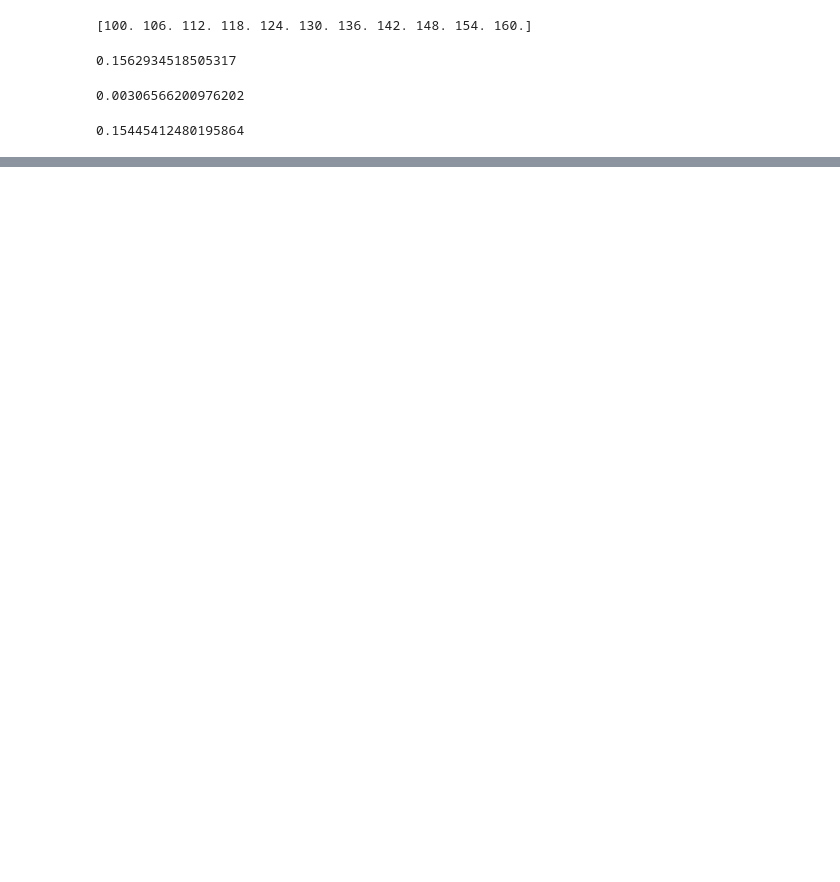
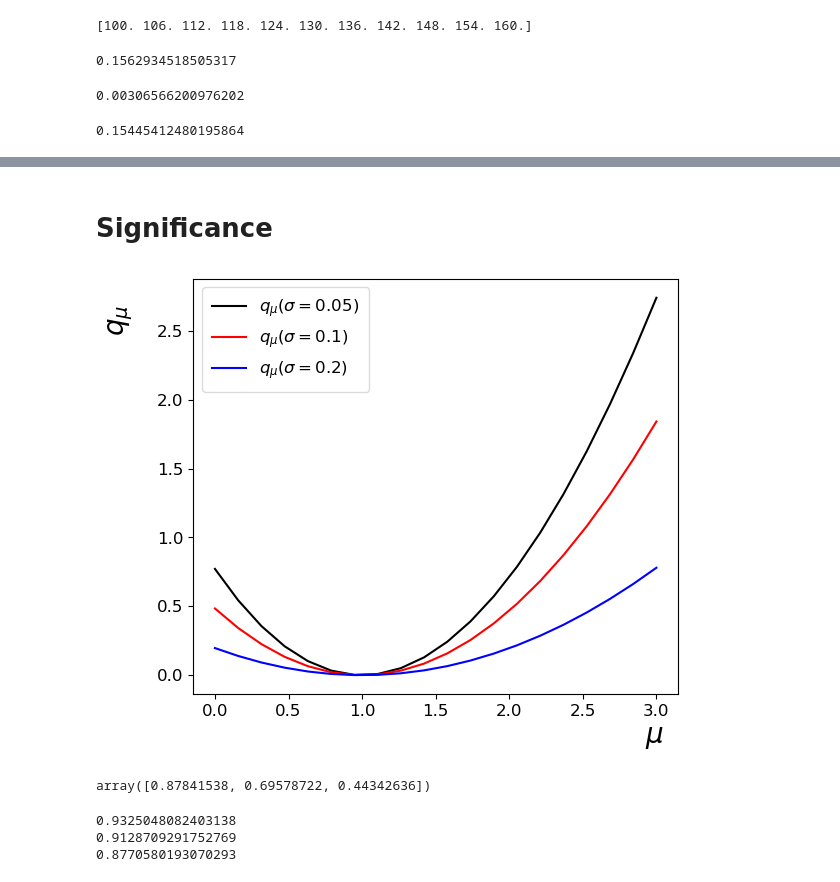
Before and after one commit to asegura4488/StatsHEP, a Jupyter notebook: Systematic/ProfileLikelihood/ProfileLikelihoodRatio.ipynb, the cells around one changed output, grey strips where cells are left out. Drawn from its saved outputs; the diff is of its cells as text; code cells hidden in the pictures; blank space fills up the shorter version.

Commit message:
Significance

```diff
--- a/Systematic/ProfileLikelihood/ProfileLikelihoodRatio.ipynb
+++ b/Systematic/ProfileLikelihood/ProfileLikelihoodRatio.ipynb
@@ -302,0 +303,2 @@ plt.savefig('qm_plot_systematic.pdf')
+# %% [markdown]
+# Significance
@@ -302,0 +321,56 @@ plt.savefig('qm_plot_systematic.pdf')
+# %%
+mu = np.linspace(0.,3.,20)
+qm1 = np.zeros_like(mu)
+qm2 = np.zeros_like(mu)
+qm3 = np.zeros_like(mu)
+for i in range(len(mu)):
+    qm1[i] = Significance(mu[i],sigma=0.05,n=s+b,b=b,s=s)
+    qm2[i] = Significance(mu[i],sigma=0.1,n=s+b,b=b,s=s)
+    qm3[i] = Significance(mu[i],sigma=0.2,n=s+b,b=b,s=s)
+# %%
+fig = plt.figure()
+ax = fig.add_subplot(1,1,1)
+ax.plot(mu,qm1,color='k',label=r'$q_{\mu}(\sigma=0.05)$')
+ax.plot(mu,qm2,color='r',label=r'$q_{\mu}(\sigma=0.1)$')
+ax.plot(mu,qm3,color='b',label=r'$q_{\mu}(\sigma=0.2)$')
+
+# Label X
+ax.set_xlabel(r'$\mu$')
+ax.xaxis.set_label_coords(0.95,-0.07)
+
+# Label Y
+ax.set_ylabel(r'$q_{\mu}$')
+ax.yaxis.set_label_coords(-0.12,0.90)
+
+# Ajustar los márgenes automáticamente
+plt.tight_layout()
+
+#Legend
+ax.legend(loc='upper right',bbox_to_anchor=(0.38,1),ncol=1,title='')
+
+#
+plt.savefig('qm_significance_systematic.pdf')
+# %% [output]
+[figure, added]
+# %%
+sigma = np.array([0.05,0.1,0.2])
+Z = np.zeros_like(sigma)
+
+for i,sigma_ in enumerate(sigma):
+    q0 = Significance(0.,sigma=sigma_,n=b+s,b=b,s=s)
+    Z[i] = np.sqrt(q0)
+Z
+# %% [output]
+array([0.87841538, 0.69578722, 0.44342636])
+# %%
+# Figura de merito, solo para nivel sin background
+S = np.sum(s)
+B = np.sum(b)
+for i,sigma_ in enumerate(sigma):
+    Sig = S/np.sqrt(S+B+sigma_*B)
+    print(Sig)
+# Se sobre estima el background
+# %% [output]
+0.9325048082403138
+0.9128709291752769
+0.8770580193070293
```
Also changed, not shown: parts of 11 cells of this notebook, 1 other file.
